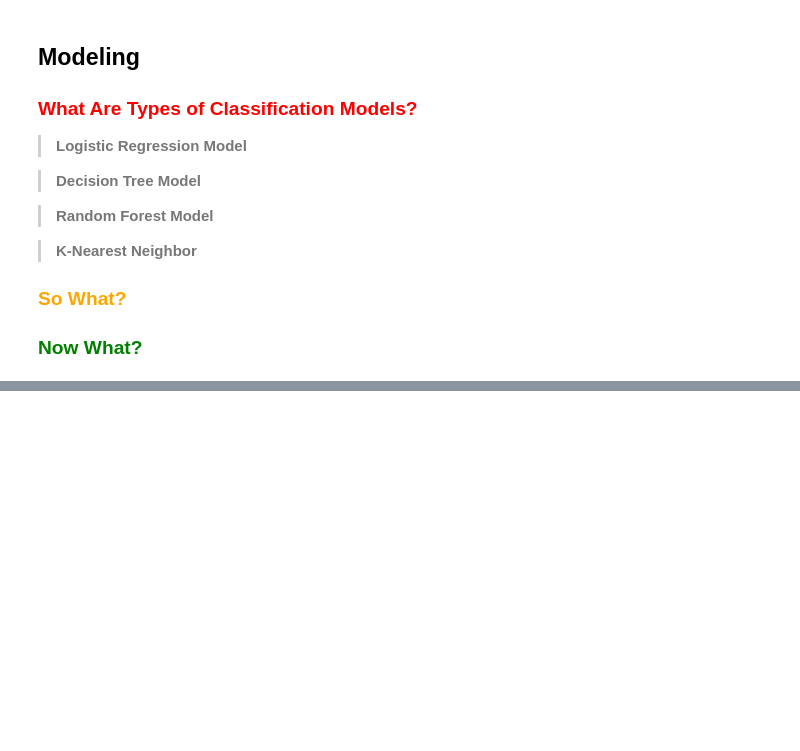
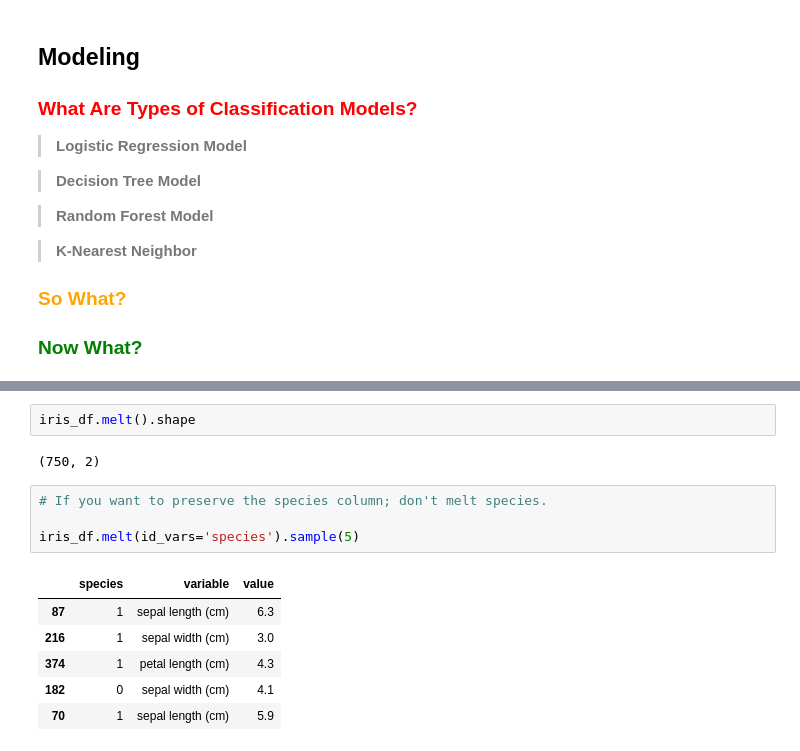
Before and after one commit to faithkane3/ds-methodologies-exercises, a Jupyter notebook: classification/classification_review.ipynb, the cells around one changed output, grey strips where cells are left out. Saved outputs shown, nothing was run; the diff lists cells and outputs as text; blank space fills up the shorter version.

```diff
--- a/classification/classification_review.ipynb
+++ b/classification/classification_review.ipynb
@@ -686,0 +737,15 @@ If this score is low, you predicted a lot of positives where there were none.
+# %%
+iris_df.melt().shape
+# %% [output]
+(750, 2)
+# %%
+# If you want to preserve the species column; don't melt species.
+
+iris_df.melt(id_vars='species').sample(5)
+# %% [output]
+|  | species | variable | value |
+| 87 | 1 | sepal length (cm) | 6.3 |
+| 216 | 1 | sepal width (cm) | 3.0 |
+| 374 | 1 | petal length (cm) | 4.3 |
+| 182 | 0 | sepal width (cm) | 4.1 |
+| 70 | 1 | sepal length (cm) | 5.9 |
```
Also changed, not shown: parts of 20 cells of this notebook, 2 other files.
